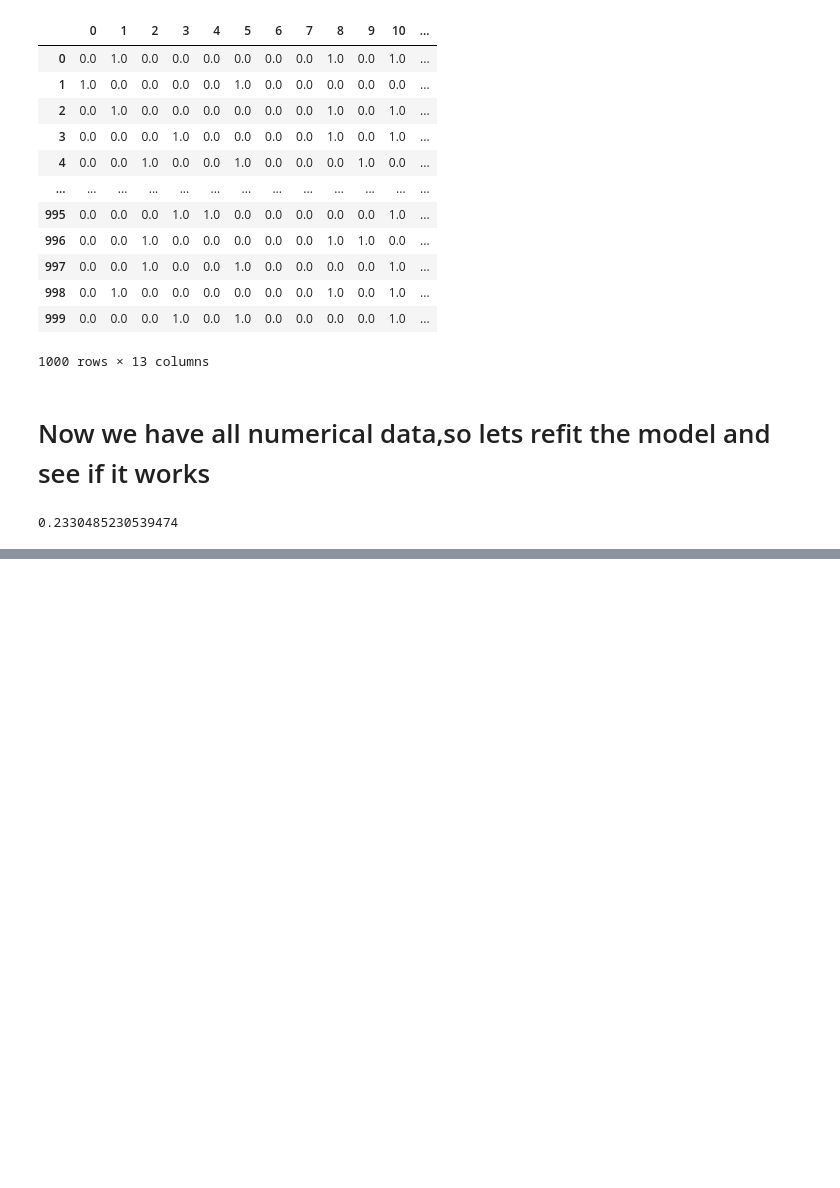
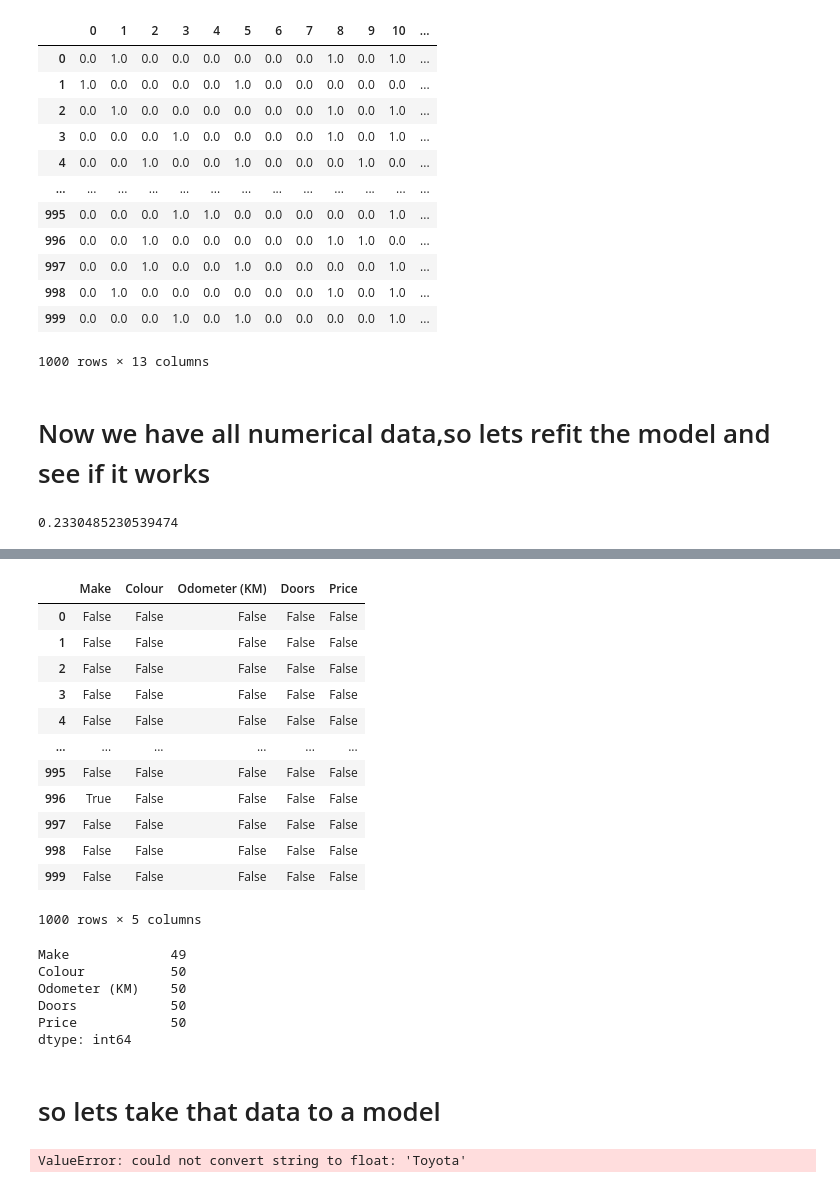
Before and after one commit to bishal5917/SK_Model, a Jupyter notebook: Scikit.ipynb, the cells around one changed output, grey strips where cells are left out. Cells and saved outputs as stored; diff of their text form; code cells hidden in the pictures; blank space fills up the shorter version.

```diff
--- a/Scikit.ipynb
+++ b/Scikit.ipynb
@@ -312,0 +336,27 @@ model.score(X_test,y_test)
+# %%
+csm.isna()
+# %% [output]
+|  | Make | Colour | Odometer (KM) | Doors | Price |
+| 0 | False | False | False | False | False |
+| 1 | False | False | False | False | False |
+| 2 | False | False | False | False | False |
+| 3 | False | False | False | False | False |
+| 4 | False | False | False | False | False |
+| ... | ... | ... | ... | ... | ... |
+| 995 | False | False | False | False | False |
+| 996 | True | False | False | False | False |
+| 997 | False | False | False | False | False |
+| 998 | False | False | False | False | False |
+| 999 | False | False | False | False | False |
+1000 rows × 5 columns
+# %%
+csm.isna().sum()
+# %% [output]
+Make             49
+Colour           50
+Odometer (KM)    50
+Doors            50
+Price            50
+dtype: int64
+# %% [markdown]
+# so lets take that data to a model
@@ -312,0 +365,13 @@ model.score(X_test,y_test)
+# %%
+from sklearn.ensemble import RandomForestRegressor
+
+#getting the model
+model=RandomForestRegressor()
+
+#fitting the model
+model.fit(X_train,y_train)
+
+#checking model or running the model
+model.score(X_test,y_test)
+# %% [output]
+ValueError: could not convert string to float: 'Toyota'
```
Also changed, not shown: parts of 20 cells of this notebook.
